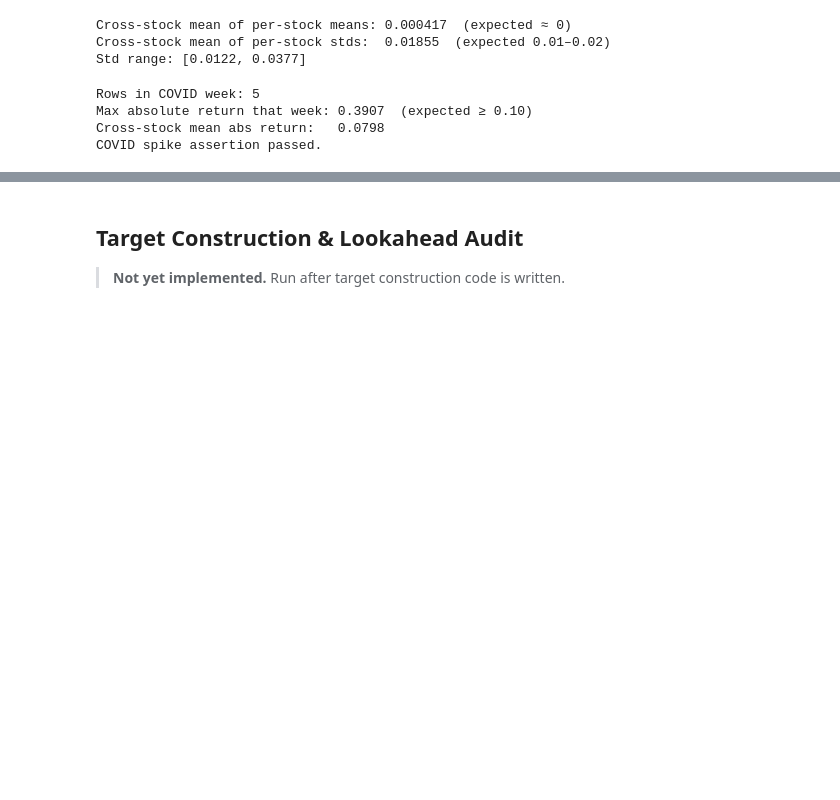
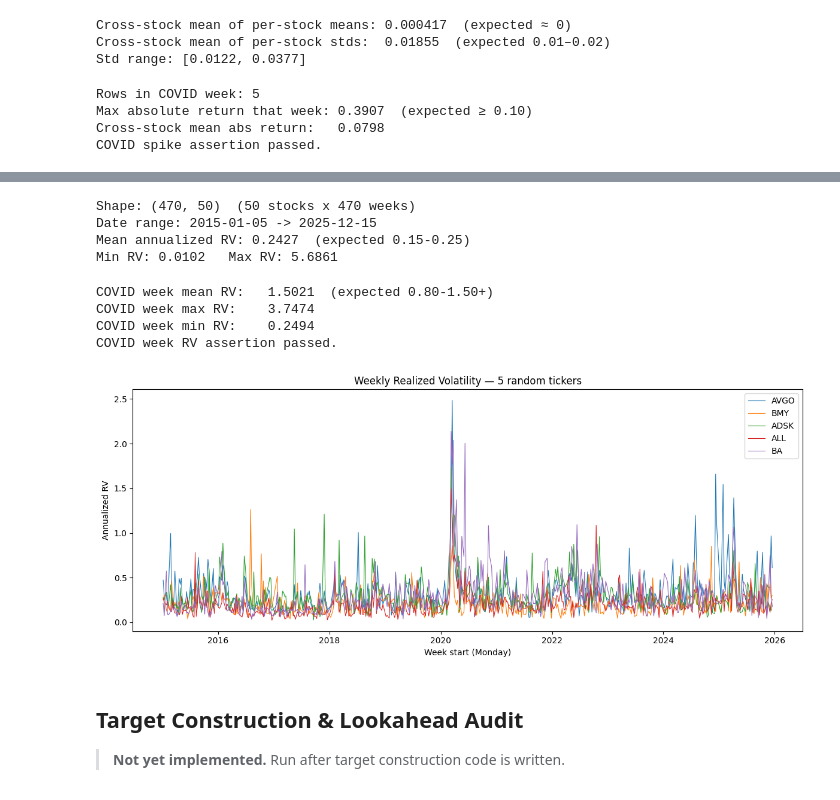
Before and after one commit to waderylan/sp500-gnn, a Jupyter notebook: notebooks/01_data.ipynb, the cells around one changed output, grey strips where cells are left out. Cells and saved outputs as stored; diff of their text form; code cells hidden in the pictures; blank space fills up the shorter version.

Commit message:
Weekly realized volatility

```diff
--- a/notebooks/01_data.ipynb
+++ b/notebooks/01_data.ipynb
@@ -137,3 +135,55 @@ NotImplementedError:
+# %%
+# Mean RV across all stocks and weeks — expected 0.15–0.25 annualized
+mean_rv = weekly_rv.mean().mean()
+print(f"Shape: {weekly_rv.shape}  ({weekly_rv.shape[1]} stocks x {weekly_rv.shape[0]} weeks)")
+print(f"Date range: {weekly_rv.index[0].date()} -> {weekly_rv.index[-1].date()}")
+print(f"Mean annualized RV: {mean_rv:.4f}  (expected 0.15-0.25)")
+print(f"Min RV: {weekly_rv.min().min():.4f}   Max RV: {weekly_rv.max().max():.4f}")
+# %% [output]
+Shape: (470, 50)  (50 stocks x 470 weeks)
+Date range: 2015-01-05 -> 2025-12-15
+Mean annualized RV: 0.2427  (expected 0.15-0.25)
+Min RV: 0.0102   Max RV: 5.6861
+# %%
+# March 2020 spike — week starting 2020-03-16 should show RV of 0.80–1.50+
+covid_week_idx = "2020-03-16"
+if covid_week_idx in weekly_rv.index.astype(str).tolist():
+    covid_rv = weekly_rv.loc[covid_week_idx]
+else:
+    # Find the week whose Monday is closest to 2020-03-16
+    idx = weekly_rv.index.get_indexer([pd.Timestamp("2020-03-16")], method="nearest")[0]
+    covid_rv = weekly_rv.iloc[idx]
+    print(f"Using nearest week: {weekly_rv.index[idx].date()}")
+
+import numpy as np
+print(f"COVID week mean RV:   {covid_rv.mean():.4f}  (expected 0.80-1.50+)")
+print(f"COVID week max RV:    {covid_rv.max():.4f}")
+print(f"COVID week min RV:    {covid_rv.min():.4f}")
+assert covid_rv.mean() >= 0.60, f"COVID week RV unexpectedly low: {covid_rv.mean():.4f}"
+print("COVID week RV assertion passed.")
+# %% [output]
+COVID week mean RV:   1.5021  (expected 0.80-1.50+)
+COVID week max RV:    3.7474
+COVID week min RV:    0.2494
+COVID week RV assertion passed.
+# %%
+import matplotlib.pyplot as plt
+import numpy as np
+
+rng = np.random.default_rng(config.RANDOM_SEED)
+sample_tickers = rng.choice(weekly_rv.columns.tolist(), size=5, replace=False).tolist()
+
+fig, ax = plt.subplots(figsize=(12, 5))
+for t in sample_tickers:
+    ax.plot(weekly_rv.index, weekly_rv[t], label=t, linewidth=0.8)
+ax.set_title("Weekly Realized Volatility — 5 random tickers")
+ax.set_xlabel("Week start (Monday)")
+ax.set_ylabel("Annualized RV")
+ax.legend()
+plt.tight_layout()
+plt.show()
+# %% [output]
+[figure, added]
 # %% [markdown]
 ## Target Construction & Lookahead Audit
 
```
Also changed, not shown: parts of 4 cells of this notebook, 2 other files.
